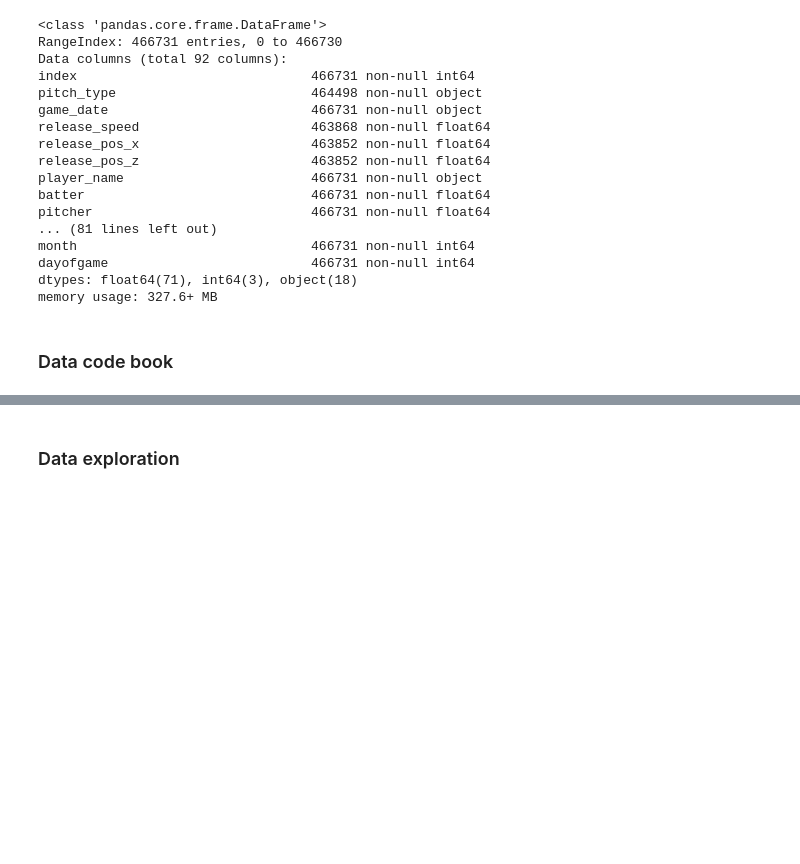
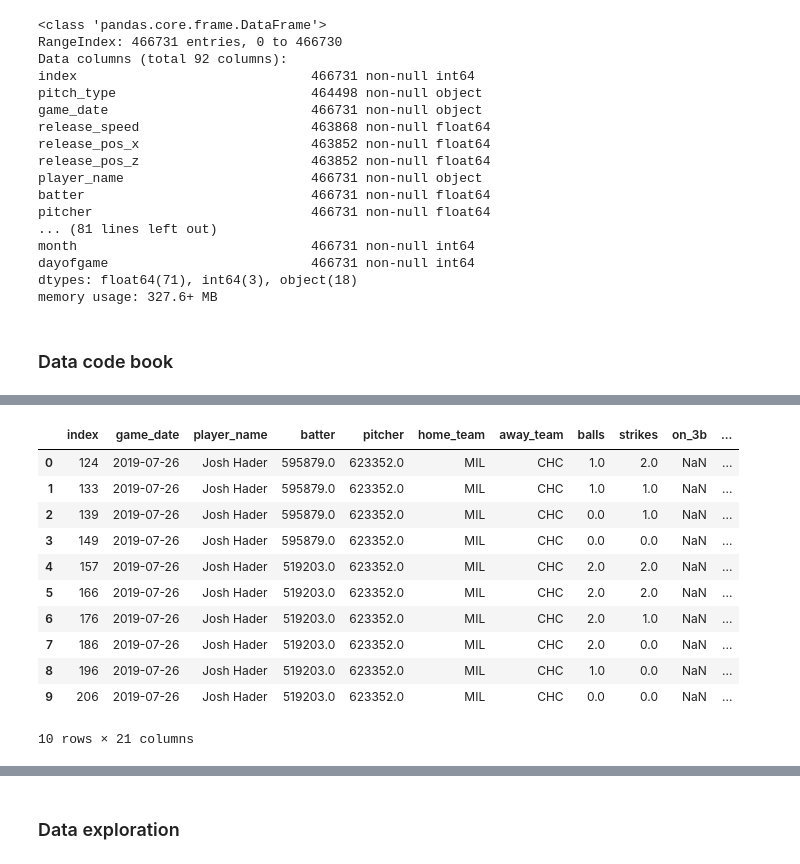
Before and after one commit to Dharmogata/Simple-Baseball-EDA-, a Jupyter notebook: Simple Baseball EDA demo (1).ipynb, the cells around one changed output, grey strips where cells are left out. Cells and saved outputs as stored; diff of their text form; code cells hidden in the pictures; blank space fills up the shorter version.

```diff
--- a/Simple Baseball EDA demo (1).ipynb
+++ b/Simple Baseball EDA demo (1).ipynb
@@ -352,0 +380,38 @@ of_fielding_alignment
+# %%
+gameState = df.copy()
+gameState = gameState[['index',
+ 'game_date',
+ 'player_name',
+ 'batter',
+ 'pitcher',
+ 'home_team',
+ 'away_team',
+ 'balls',
+ 'strikes',
+ 'on_3b',
+ 'on_2b',
+ 'on_1b',
+ 'outs_when_up',
+ 'inning',
+ 'inning_topbot',
+ 'home_score',
+ 'away_score',
+ 'bat_score',
+ 'fld_score',
+ 'if_fielding_alignment',
+ 'of_fielding_alignment']]
+
+gameState.head(10)
+# %% [output]
+|  | index | game_date | player_name | batter | pitcher | home_team | away_team | balls | strikes | on_3b | ... |
+| 0 | 124 | 2019-07-26 | Josh Hader | 595879.0 | 623352.0 | MIL | CHC | 1.0 | 2.0 | NaN | ... |
+| 1 | 133 | 2019-07-26 | Josh Hader | 595879.0 | 623352.0 | MIL | CHC | 1.0 | 1.0 | NaN | ... |
+| 2 | 139 | 2019-07-26 | Josh Hader | 595879.0 | 623352.0 | MIL | CHC | 0.0 | 1.0 | NaN | ... |
+| 3 | 149 | 2019-07-26 | Josh Hader | 595879.0 | 623352.0 | MIL | CHC | 0.0 | 0.0 | NaN | ... |
+| 4 | 157 | 2019-07-26 | Josh Hader | 519203.0 | 623352.0 | MIL | CHC | 2.0 | 2.0 | NaN | ... |
+| 5 | 166 | 2019-07-26 | Josh Hader | 519203.0 | 623352.0 | MIL | CHC | 2.0 | 2.0 | NaN | ... |
+| 6 | 176 | 2019-07-26 | Josh Hader | 519203.0 | 623352.0 | MIL | CHC | 2.0 | 1.0 | NaN | ... |
+| 7 | 186 | 2019-07-26 | Josh Hader | 519203.0 | 623352.0 | MIL | CHC | 2.0 | 0.0 | NaN | ... |
+| 8 | 196 | 2019-07-26 | Josh Hader | 519203.0 | 623352.0 | MIL | CHC | 1.0 | 0.0 | NaN | ... |
+| 9 | 206 | 2019-07-26 | Josh Hader | 519203.0 | 623352.0 | MIL | CHC | 0.0 | 0.0 | NaN | ... |
+10 rows × 21 columns
```
Also changed, not shown: parts of 9 cells of this notebook.
